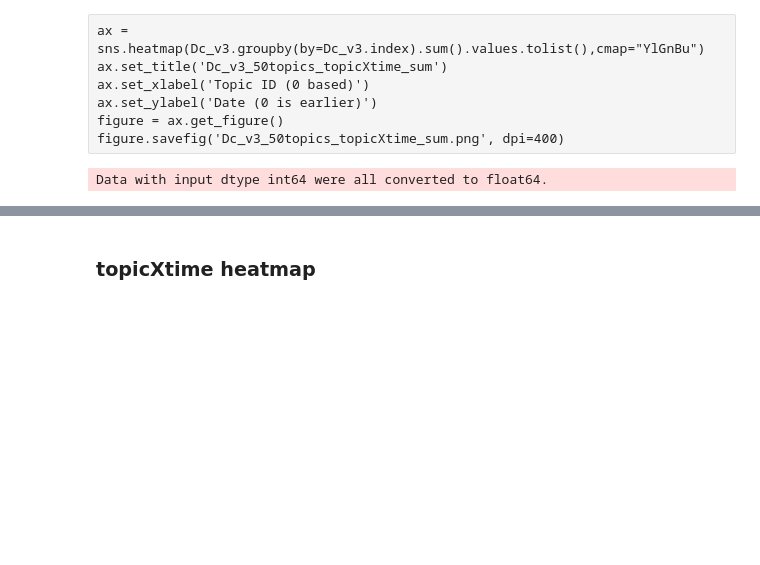
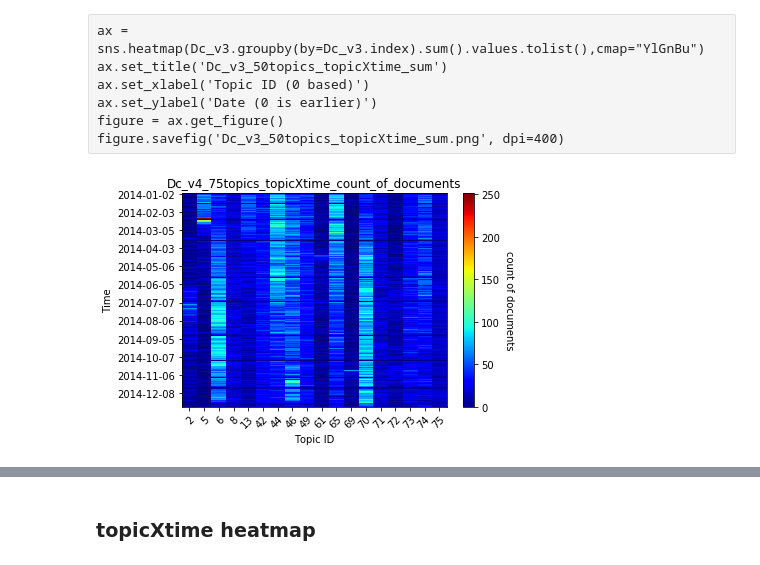
Before and after one commit to raymond180/FINRA_TRACE, a Jupyter notebook: TopicModeling/topic_modeling_gensimLDA_analysis.ipynb, the cells around one changed output, grey strips where cells are left out. Saved outputs shown, nothing was run; the diff lists cells and outputs as text; code cells hidden in the pictures; blank space fills up the shorter version.

```diff
--- a/TopicModeling/topic_modeling_gensimLDA_analysis.ipynb
+++ b/TopicModeling/topic_modeling_gensimLDA_analysis.ipynb
@@ -124,6 +124,9 @@ pio.write_image(fig, str("Dc_v4_75topics_topicXtime_sum_with_scaling.png"))
 df_topicXtime_count = df.groupby(by=df.index).count().drop('dealer',axis=1)#[Dc_v3.columns[0:2]]
 # %%
 #Dc_v3.groupby(by=Dc_v3.index).count().to_csv('Dc_v3_50topics_topicXtime_count.csv')
+# %%
+subset=[2,5,6,8,13,42,44,46,49,61,65,69,70,71,72,73,74,75]
+df_topicXtime_count = df_topicXtime_count[[str(x) for x in subset]]
 # %%
 model_name = "Dc_v4"
 heatmap_data = [
@@ -148,6 +151,34 @@ layout = go.Layout(
 
 fig = go.Figure(data=heatmap_data, layout=layout)
 pio.write_image(fig, str("Dc_v4_75topics_topicXtime_count.png"))
+# %%
+fig, ax = plt.subplots()
+im = ax.imshow(df_topicXtime_count,plt.get_cmap("jet"),aspect='auto')
+
+# We want to show all ticks...
+ax.set_xticks(np.arange(len(df_topicXtime_count.columns)))
+ax.set_yticks(np.arange(0,len(df_topicXtime_count.index.date),22))
+# ... and label them with the respective list entries
+ax.set_xticklabels(df_topicXtime_count.columns)
+ax.set_yticklabels(df_topicXtime_count.index.date[::22])
+# Set axis labels
+ax.set_xlabel('Topic ID', fontsize=10)
+ax.set_ylabel('Time', fontsize=10)
+
+# Rotate the tick labels and set their alignment.
+plt.setp(ax.get_xticklabels(), rotation=45, ha="right",
+         rotation_mode="anchor")
+
+# Set color bar
+cbar = ax.figure.colorbar(im, ax=ax)
+cbar.ax.set_ylabel("count of documents", rotation=-90, va="bottom")
+
+ax.set_title("Dc_v4_75topics_topicXtime_count_of_documents")
+fig.tight_layout()
+plt.show()
+fig.savefig('Dc_v4_75topics_topicXtime_count_of_documents.png',dpi=300)
+# %% [output]
+[figure, added]
 # %%
 model_name = "Dc_v4"
 heatmap_data = [
@@ -172,5 +203,3 @@ layout = go.Layout(
 
 fig = go.Figure(data=heatmap_data, layout=layout)
 pio.write_image(fig, str("Dc_v4_75topics_topicXtime_count_with_scaling.png"))
-# %% [output]
-Data with input dtype int64 were all converted to float64.
```
Also changed, not shown: parts of 12 cells of this notebook, 3 other files.
